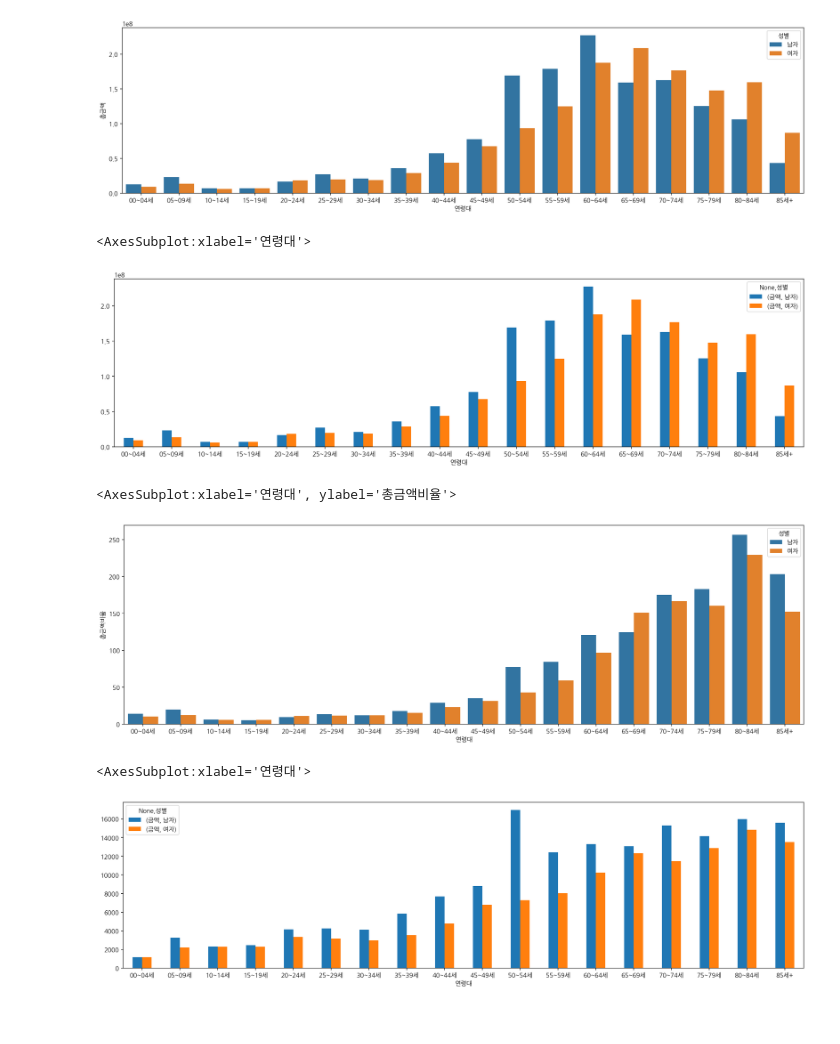
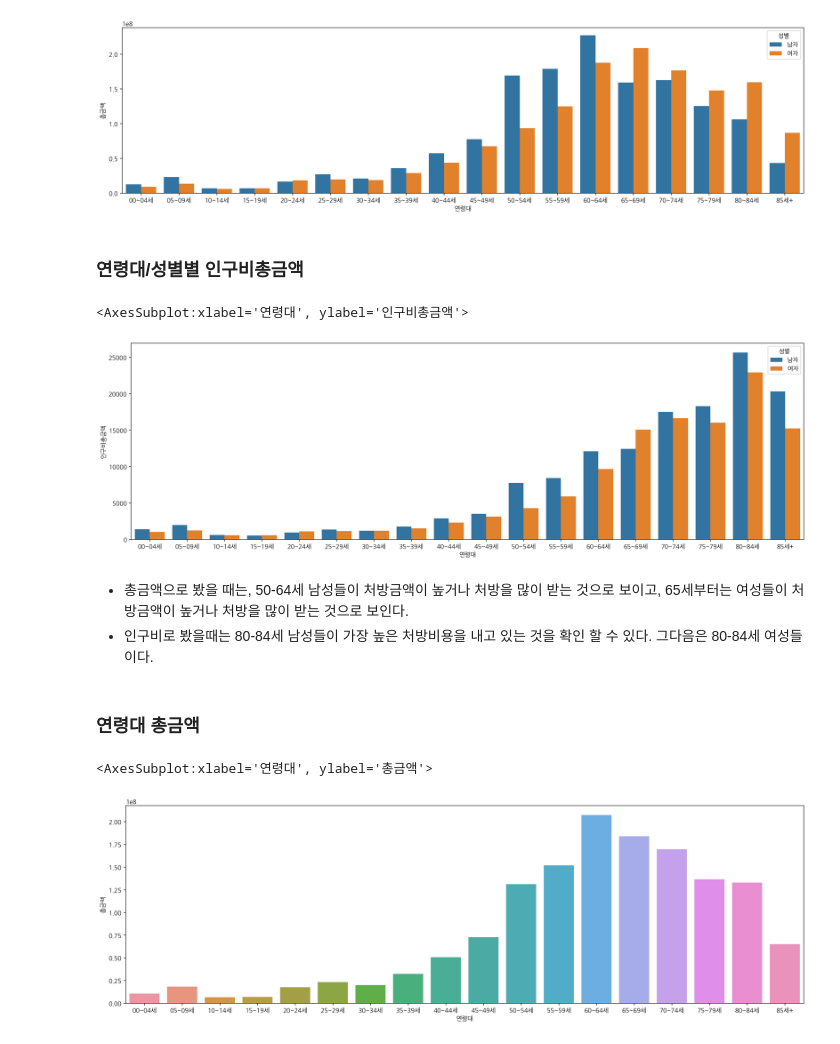
Before and after one commit to JiYoungGoGo/AI7, a Jupyter notebook: miniproject2.ipynb, the cells around one changed output. Cells and saved outputs as stored; diff of their text form; code cells hidden in the pictures.

```diff
--- a/miniproject2.ipynb
+++ b/miniproject2.ipynb
@@ -506,19 +461,22 @@ sns.barplot(data=금액나이성별df, x="연령대", hue="성별", y="총금액
 # %% [output]
 <AxesSubplot:xlabel='연령대', ylabel='총금액'>
 [figure]
-# %%
-df.pivot_table(index=["연령대", "성별"], values="금액", aggfunc="sum").unstack().plot.bar(figsize=(20, 5), rot=0)
-# %% [output]
-<AxesSubplot:xlabel='연령대'>
-[figure, removed]
+# %% [markdown]
+### 연령대/성별별 인구비총금액
 # %%
 plt.figure(figsize=(20, 6))
-sns.barplot(data=금액나이성별df, x="연령대", hue="성별", y="총금액비율")
+sns.barplot(data=금액나이성별df, x="연령대", hue="성별", y="인구비총금액")
 # %% [output]
-<AxesSubplot:xlabel='연령대', ylabel='총금액비율'>
+<AxesSubplot:xlabel='연령대', ylabel='인구비총금액'>
-[figure, old version]
+[figure, new version]
-# %%
-df.pivot_table(index=["연령대", "성별"], values="금액", aggfunc="mean").unstack().plot.bar(figsize=(20, 5), rot=0)
-# %% [output]
-<AxesSubplot:xlabel='연령대'>
-[figure, removed]
+# %% [markdown]
+- 총금액으로 봤을 때는, 50-64세 남성들이 처방금액이 높거나 처방을 많이 받는 것으로 보이고, 65세부터는 여성들이 처방금액이 높거나 처방을 많이 받는 것으로 보인다.
+- 인구비로 봤을때는 80-84세 남성들이 가장 높은 처방비용을 내고 있는 것을 확인 할 수 있다. 그다음은 80-84세 여성들이다.
+# %% [markdown]
+### 연령대 총금액
+# %%
+plt.figure(figsize=(20, 6))
+sns.barplot(data=금액나이성별df, x="연령대", y="총금액", ci=None)
+# %% [output]
+<AxesSubplot:xlabel='연령대', ylabel='총금액'>
+[figure, added]
```
Also changed, not shown: parts of 55 cells of this notebook.
